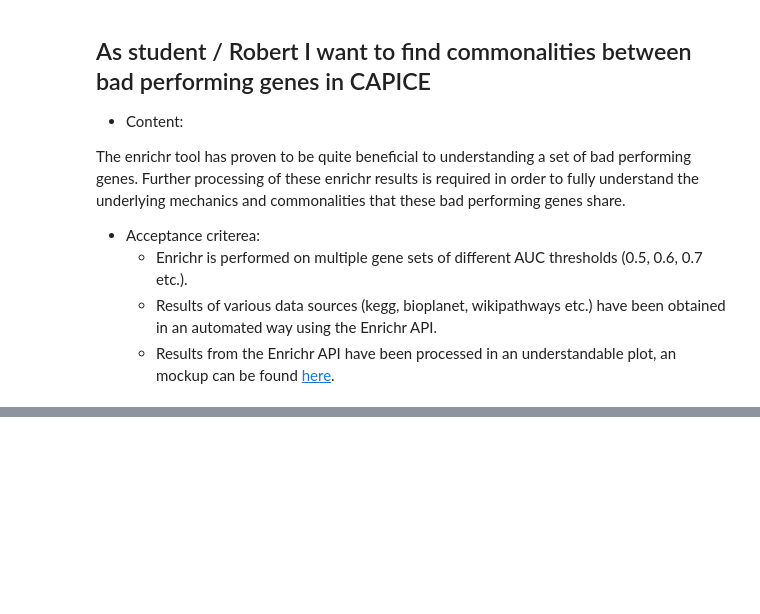
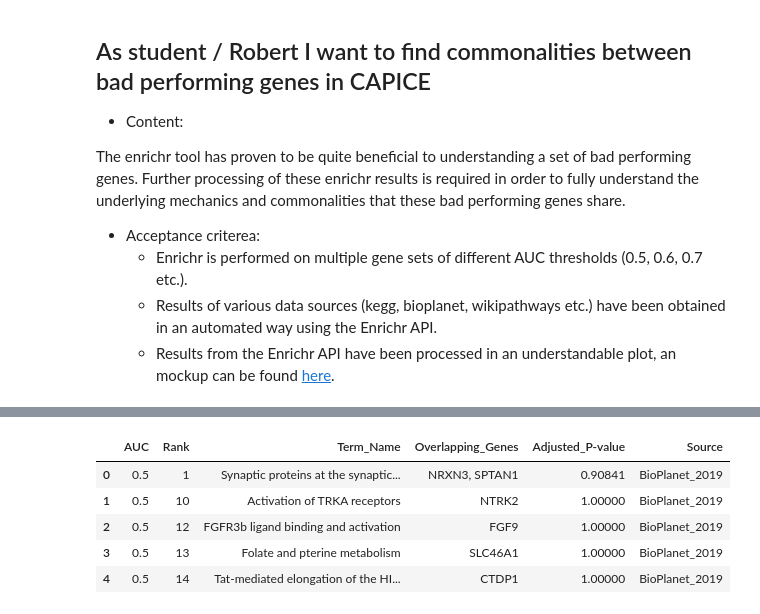
Before and after one commit to SietsmaRJ/dsls_master_thesis, a Jupyter notebook: side_scripts/Notebook_29042020.ipynb, the cells around one changed output, grey strips where cells are left out. Cells and saved outputs as stored; diff of their text form; code cells hidden in the pictures; blank space fills up the shorter version.

```diff
--- a/side_scripts/Notebook_29042020.ipynb
+++ b/side_scripts/Notebook_29042020.ipynb
@@ -182,0 +411,16 @@ The enrichr tool has proven to be quite beneficial to understanding a set of bad
+# %%
+output_source_link = {}
+for source in enrichr_sources_oi:
+    output_filename = source + '.csv'
+    output_source_link[source] = output_filename
+# %%
+glob_files_present = glob.glob('./EnrichrAPIResults/*.csv')
+list_of_files_present = []
+if len(glob_files_present) > 0:
+    for file in glob_files_present:
+        list_of_files_present.append(file.split('/')[-1])
+# %%
+sources_required = []
+for source, output_filename in output_source_link.items():
+    if output_filename not in list_of_files_present:
+        sources_required.append(source)
@@ -182,0 +468,17 @@ The enrichr tool has proven to be quite beneficial to understanding a set of bad
+# %%
+enrichr_data_loc = './EnrichrAPIResults/'
+
+enrichr_dataset = {}
+
+for source in enrichr_sources_oi:
+    dataset = enrichr_data_loc + source + '.csv'
+    enrichr_dataset[source] = pd.read_csv(dataset)
+# %%
+enrichr_dataset['BioPlanet_2019'].head()
+# %% [output]
+|  | AUC | Rank | Term_Name | Overlapping_Genes | Adjusted_P-value | Source |
+| 0 | 0.5 | 1 | Synaptic proteins at the synaptic... | NRXN3, SPTAN1 | 0.90841 | BioPlanet_2019 |
+| 1 | 0.5 | 10 | Activation of TRKA receptors | NTRK2 | 1.00000 | BioPlanet_2019 |
+| 2 | 0.5 | 12 | FGFR3b ligand binding and activation | FGF9 | 1.00000 | BioPlanet_2019 |
+| 3 | 0.5 | 13 | Folate and pterine metabolism | SLC46A1 | 1.00000 | BioPlanet_2019 |
+| 4 | 0.5 | 14 | Tat-mediated elongation of the HI... | CTDP1 | 1.00000 | BioPlanet_2019 |
```
Also changed, not shown: parts of 18 cells of this notebook, 35 other files.
